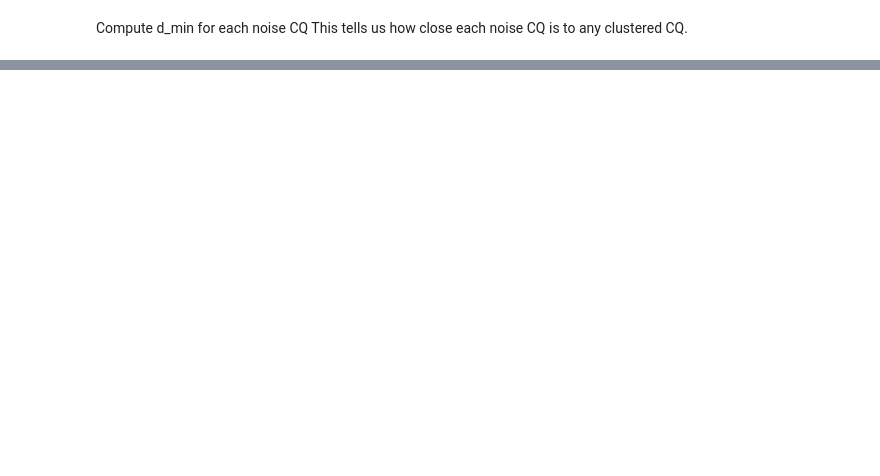
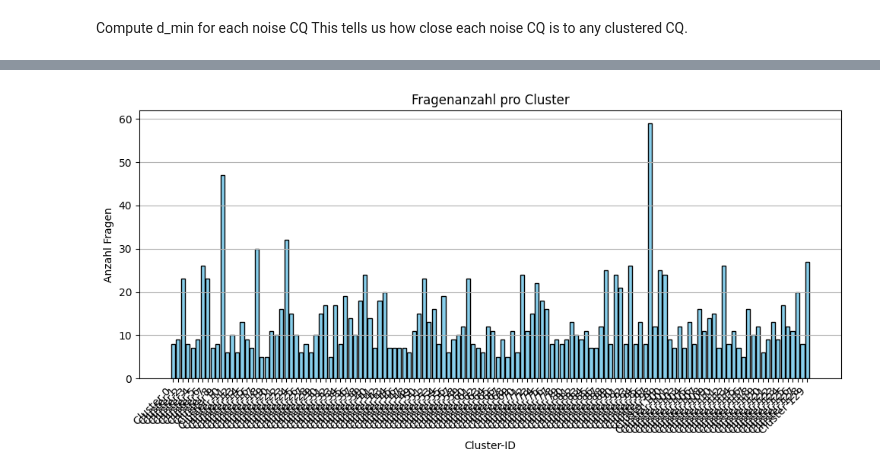
Before and after one commit to fabianstrue/CapstoneDATEV25, a Jupyter notebook: noise_cluster_handling.ipynb, the cells around one changed output, grey strips where cells are left out. Cells and saved outputs as stored; diff of their text form; code cells hidden in the pictures; blank space fills up the shorter version.

```diff
--- a/noise_cluster_handling.ipynb
+++ b/noise_cluster_handling.ipynb
@@ -139,3 +139,69 @@ ordered_data = dict(sorted(
 # Step 4: Save the updated clusters
 with open("competency_questions_output/clustered_CQs_with_promoted_and_reviewed_noise.json", "w", encoding="utf-8") as f:
     json.dump(ordered_data, f, ensure_ascii=False, indent=2)
+# %%
+# Zusatz: TF-IDF-Analyse + Fragenanzahl pro Cluster
+from sklearn.feature_extraction.text import TfidfVectorizer
+import numpy as np
+import collections
+
+# Stopwörter und Synonyme
+stopwords_de = ["aber", "alle", "als", "also", "am", "an", "ander", "auch", "auf", "aus", "bei", "bin", "bis", "bist", "da", "dadurch", "daher", "darum", "das", "dass", "dein", "deine", "dem", "den", "der", "des", "dessen", "deshalb", "die", "dies", "dieser", "dieses", "doch", "dort", "du", "durch", "ein", "eine", "einem", "einen", "einer", "eines", "er", "es", "euer", "eure", "für", "hatte", "hatten", "hattest", "hattet", "hier", "hinter", "ich", "ihr", "ihre", "im", "in", "ist", "ja", "jede", "jedem", "jeden", "jeder", "jedes", "jener", "jenes", "jetzt", "kann", "kannst", "können", "könnt", "machen", "mein", "meine", "mit", "muß", "mußt", "musst", "müssen", "müßt", "nach", "nachdem", "nein", "nicht", "nun", "oder", "seid", "sein", "seine", "sich", "sie", "sind", "soll", "sollen", "sollst", "sollt", "sonst", "soweit", "sowie", "und", "unser", "unsere", "unter", "vom", "von", "vor", "wann", "warum", "was", "weiter", "weitere", "wenn", "wer", "werde", "werden", "werdet", "weshalb", "wie", "wieder", "wir", "wird", "wirst", "wo", "woher", "wohin", "zu", "zum", "zur", "über"]
+synonym_map = {
+    "vergütung": ["entlohnung", "honorar", "bezahlung"],
+    "kündigung": ["beendigung", "auflösung"],
+    "vertrag": ["vereinbarung"]
+}
+
+def apply_synonyms(texts, mapping):
+    updated = []
+    for t in texts:
+        for target, syns in mapping.items():
+            for s in syns:
+                t = t.replace(s, target)
+        updated.append(t)
+    return updated
+
+# Fragen + Cluster-Labels extrahieren
+all_questions = []
+all_labels = []
+
+for cluster_name, cqs in ordered_data.items():
+    if cluster_name == "Cluster -1":
+        continue
+    for cq in cqs:
+        all_questions.append(cq["cq"])
+        all_labels.append(cluster_name)
+
+# Synonyme anwenden
+questions_syn = apply_synonyms(all_questions, synonym_map)
+
+# TF-IDF Analyse
+vectorizer = TfidfVectorizer(stop_words=stopwords_de)
+X_tfidf = vectorizer.fit_transform(questions_syn)
+feature_names = np.array(vectorizer.get_feature_names_out())
+
+# TF-IDF Keywords pro Cluster
+print("\n🔎 Top TF-IDF Keywords pro Cluster:")
+cluster_to_questions = collections.defaultdict(list)
+for question, label in zip(questions_syn, all_labels):
+    cluster_to_questions[label].append(question)
+
+for cluster_id, texts in cluster_to_questions.items():
+    matrix = vectorizer.transform(texts).mean(axis=0).A1
+    top_keywords = feature_names[matrix.argsort()[-5:][::-1]]
+    print(f"\n📁 {cluster_id} (n={len(texts)}):")
+    print("Top Keywords:", ", ".join(top_keywords))
+
+# Plot: Fragenanzahl pro Cluster
+plt.figure(figsize=(10, 5))
+cluster_sizes = [len(qs) for qs in cluster_to_questions.values()]
+plt.bar(cluster_to_questions.keys(), cluster_sizes, color='skyblue', edgecolor='black')
+plt.xticks(rotation=45, ha='right')
+plt.title("Fragenanzahl pro Cluster")
+plt.xlabel("Cluster-ID")
+plt.ylabel("Anzahl Fragen")
+plt.grid(True, axis='y')
+plt.tight_layout()
+plt.show()
+# %% [output]
@@ -141,0 +225 @@ with open("competency_questions_output/clustered_CQs_with_promoted_and_reviewed_
+[figure, added]
```
Also changed, not shown: parts of 3 cells of this notebook, 4 other files.
